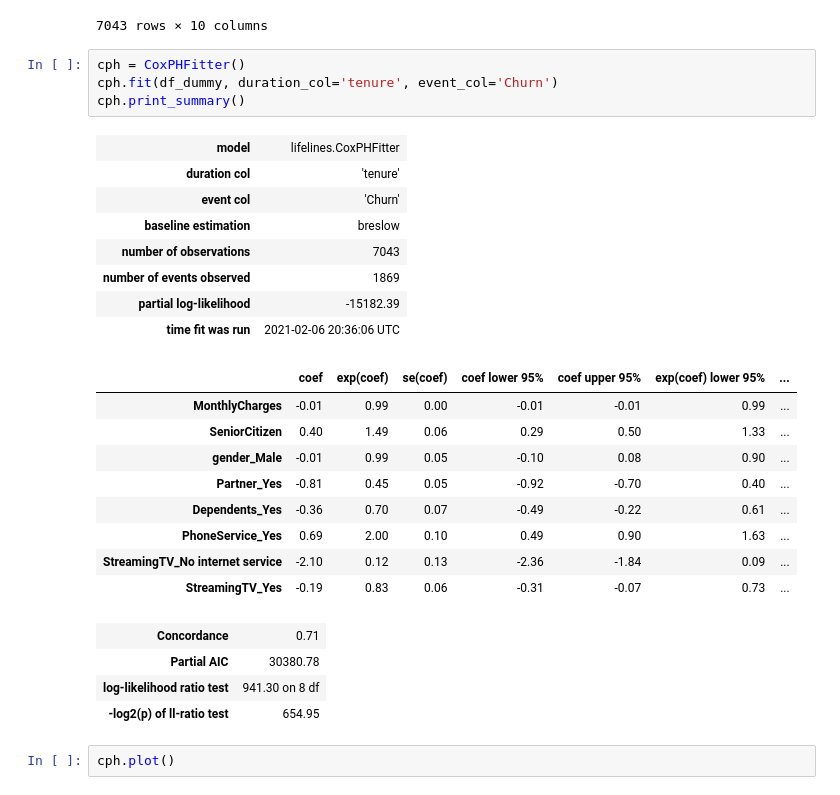
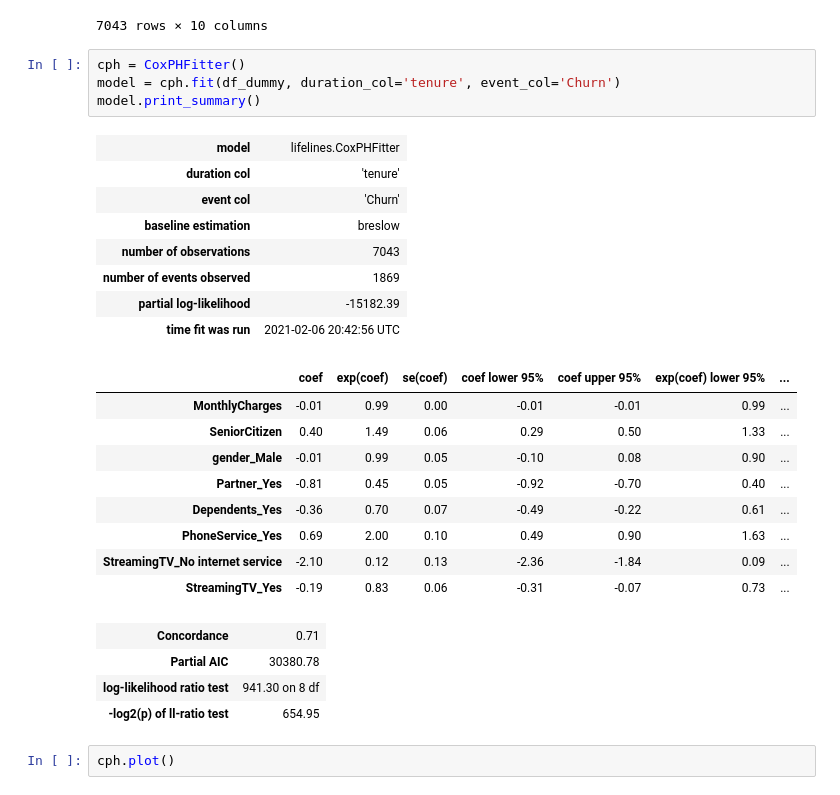
Before and after one commit to cb-ds-1/3-7-glm, a Jupyter notebook: workshop.ipynb, the cells around one changed output. Drawn from its saved outputs; the diff is of its cells as text.

```diff
--- a/workshop.ipynb
+++ b/workshop.ipynb
@@ -489,17 +503,17 @@ df_dummy
 7043 rows × 10 columns
 # %%
 cph = CoxPHFitter()
-cph.fit(df_dummy, duration_col='tenure', event_col='Churn')
-cph.print_summary()
+model = cph.fit(df_dummy, duration_col='tenure', event_col='Churn')
+model.print_summary()
 # %% [output]
 | model | lifelines.CoxPHFitter |
 | duration col | 'tenure' |
 | event col | 'Churn' |
 | baseline estimation | breslow |
 | number of observations | 7043 |
 | number of events observed | 1869 |
 | partial log-likelihood | -15182.39 |
-| time fit was run | 2021-02-06 20:36:06 UTC |
+| time fit was run | 2021-02-06 20:42:56 UTC |
 |  | coef | exp(coef) | se(coef) | coef lower 95% | coef upper 95% | exp(coef) lower 95% | ... |
 | MonthlyCharges | -0.01 | 0.99 | 0.00 | -0.01 | -0.01 | 0.99 | ... |
 | SeniorCitizen | 0.40 | 1.49 | 0.06 | 0.29 | 0.50 | 1.33 | ... |
```
Also changed, not shown: parts of 3 cells of this notebook.
